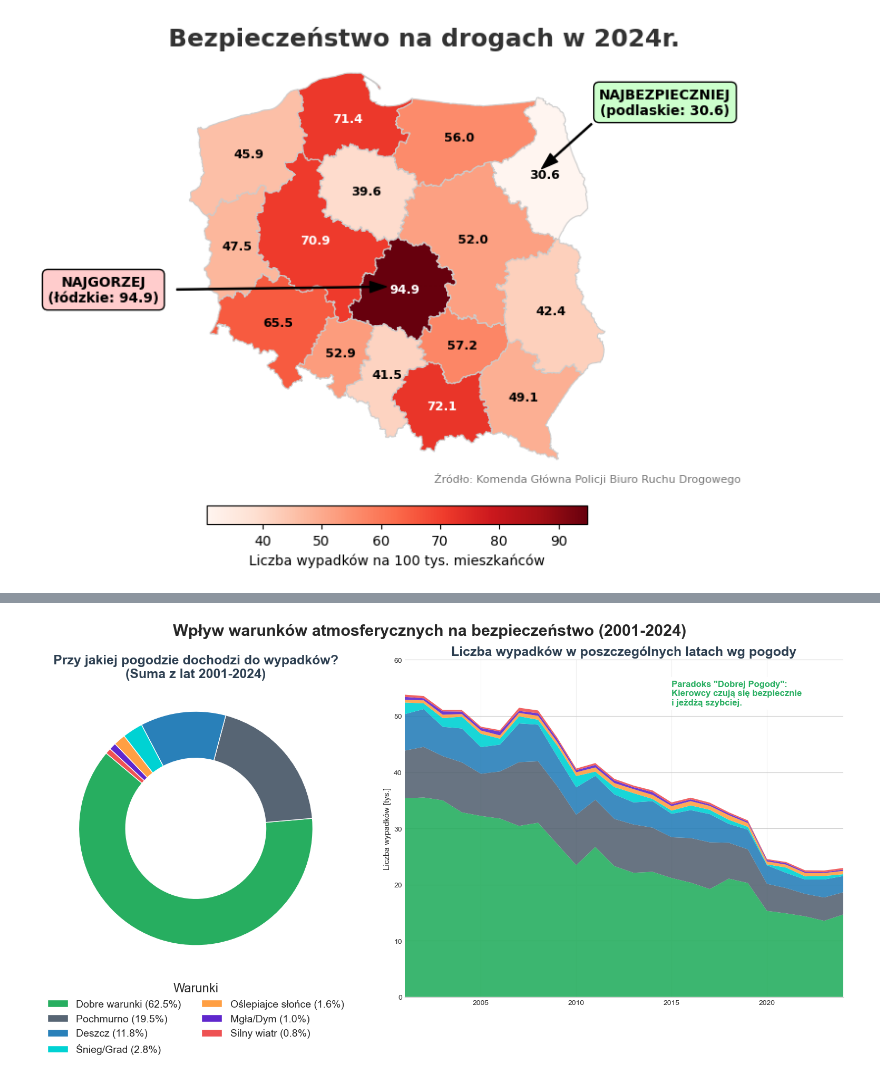
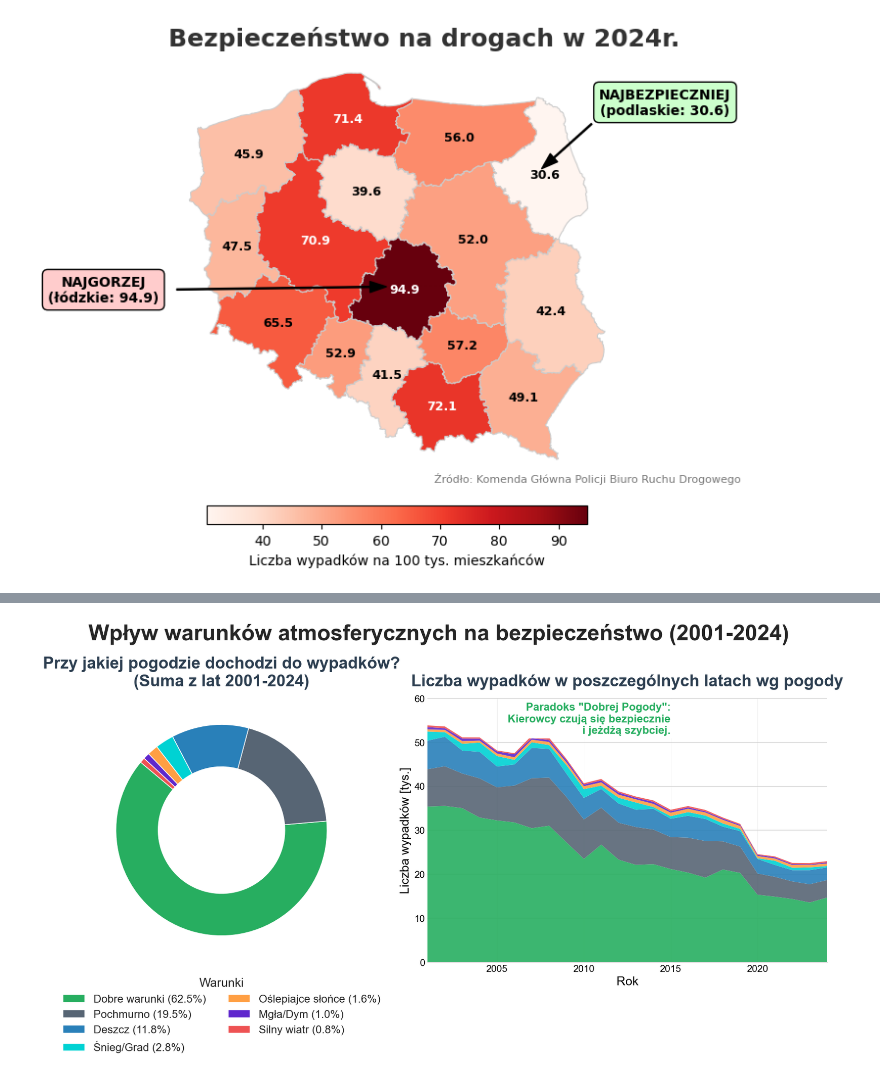
Before and after one commit to JankData/car-accidents-visualizations, a Jupyter notebook: notebooks/ProjektWizualizacja.ipynb, the cells around one changed output, grey strips where cells are left out. Saved outputs shown, nothing was run; the diff lists cells and outputs as text; code cells hidden in the pictures.

```diff
--- a/notebooks/ProjektWizualizacja.ipynb
+++ b/notebooks/ProjektWizualizacja.ipynb
@@ -209,7 +210,8 @@ etykiety_z_procentami = [f"{label} ({val/total_wypadki*100:.1f}%)" for label, va
 
 
 
-fig = plt.figure(figsize=(16, 8))
+fig = plt.figure(figsize=(16, 9))
+plt.subplots_adjust(top=0.82,bottom=0.15,left=0.08,right=0.95,wspace=0.2)
 gs = fig.add_gridspec(1, 2, width_ratios=[1, 1.5])
 
 
@@ -223,44 +225,48 @@ wedges, texts = ax1.pie(
     wedgeprops=dict(width=0.4, edgecolor='white')
 )
 
-ax1.set_title('Przy jakiej pogodzie dochodzi do wypadków?\n(Suma z lat 2001-2024)', fontsize=18, fontweight='bold', color='#2c3e50')
-ax1.legend(wedges, etykiety_z_procentami, title="Warunki", loc="center", bbox_to_anchor=(0.5, -0.15), ncol=2, frameon=False,
-          fontsize=14,title_fontsize=17)
+ax1.set_title('Przy jakiej pogodzie dochodzi do wypadków?\n(Suma z lat 2001-2024)', fontsize=24, fontweight='bold', color='#2c3e50',
+             y=1.03)
+ax1.legend(wedges, etykiety_z_procentami, title="Warunki", loc="center", bbox_to_anchor=(0.5, -0.2), ncol=2, frameon=False,
+          fontsize=16,title_fontsize=18)
 
 
 
 ax2 = fig.add_subplot(gs[1])
 
 
 ax2.stackplot(
     df['Rok'],
     [df[col] / 1000 for col in etykiety_sorted],
     labels=etykiety_sorted,
     colors=kolory_sorted,
     alpha=0.9
 )
 
-ax2.set_title('Liczba wypadków w poszczególnych latach wg pogody', fontsize=18, fontweight='bold', color='#2c3e50')
+ax2.set_title('Liczba wypadków w poszczególnych latach wg pogody', fontsize=24, fontweight='bold', color='#2c3e50',
+             y=1.03)
 ax2.set_xlim(2001, 2024)
 
 
 ax2.set_ylim(0, 60)
 
 
-ax2.set_ylabel('Liczba wypadków [tys.]', fontsize=11)
+ax2.set_ylabel('Liczba wypadków [tys.]', fontsize=18,color='black')
+ax2.set_xlabel('Rok',fontsize=18,color='black')
 
 ax2.grid(axis='x', alpha=0.3)
 
 
 ax2.text(x=2015, y=52,
          s='Paradoks "Dobrej Pogody":\nKierowcy czują się bezpiecznie\ni jeżdżą szybciej.',
-         fontsize=12, fontweight='bold', color='#27ae60',
-         backgroundcolor='white', ha='left')
+         fontsize=16, fontweight='bold', color='#27ae60',
+         backgroundcolor='white', ha='right')
 
 sns.despine(ax=ax2, left=True)
+ax2.tick_params(axis='both',which='major',labelsize=14,labelcolor='black')
 
-plt.suptitle('Wpływ warunków atmosferycznych na bezpieczeństwo (2001-2024)', fontsize=22, fontweight='bold', y=0.98)
-plt.tight_layout()
+plt.suptitle('Wpływ warunków atmosferycznych na bezpieczeństwo (2001-2024)', fontsize=32, fontweight='bold', y=0.98)
+plt.tight_layout(rect=[0, 0.05, 1, 0.95])
 plt.show()
 # %% [output]
-[figure, old version]
+[figure, new version]
```
Also changed, not shown: parts of 1 cell of this notebook.
